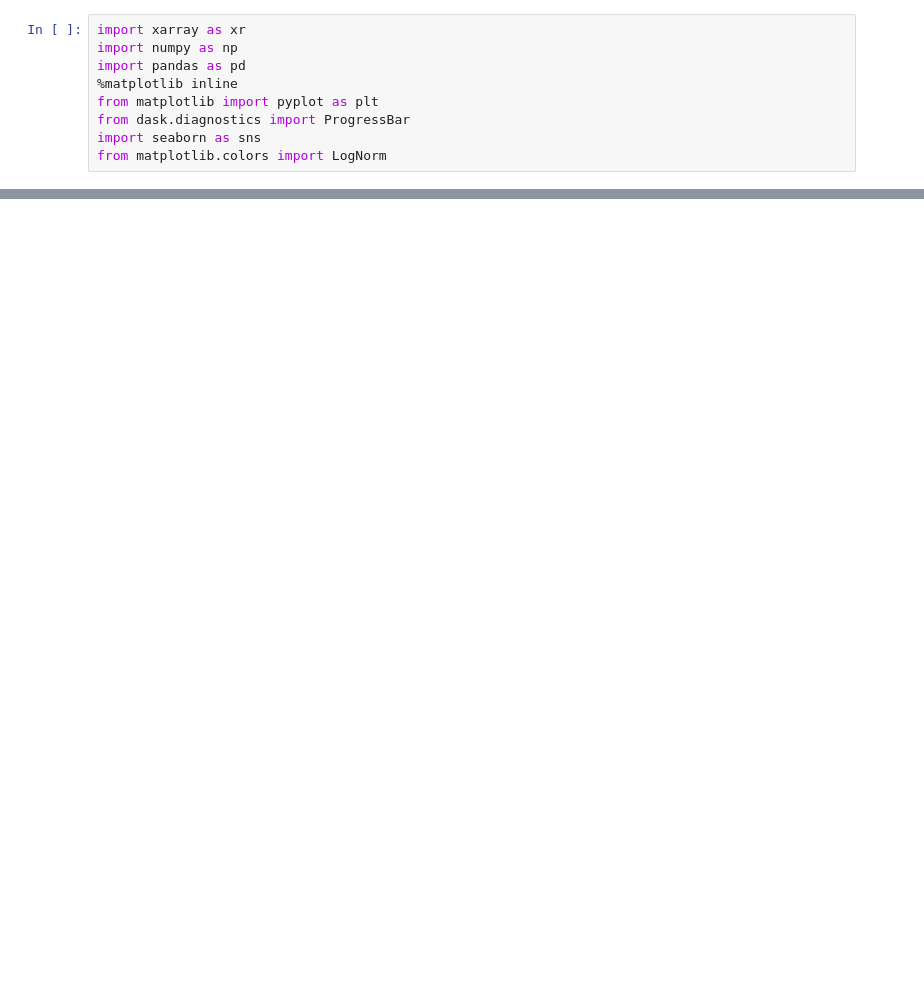
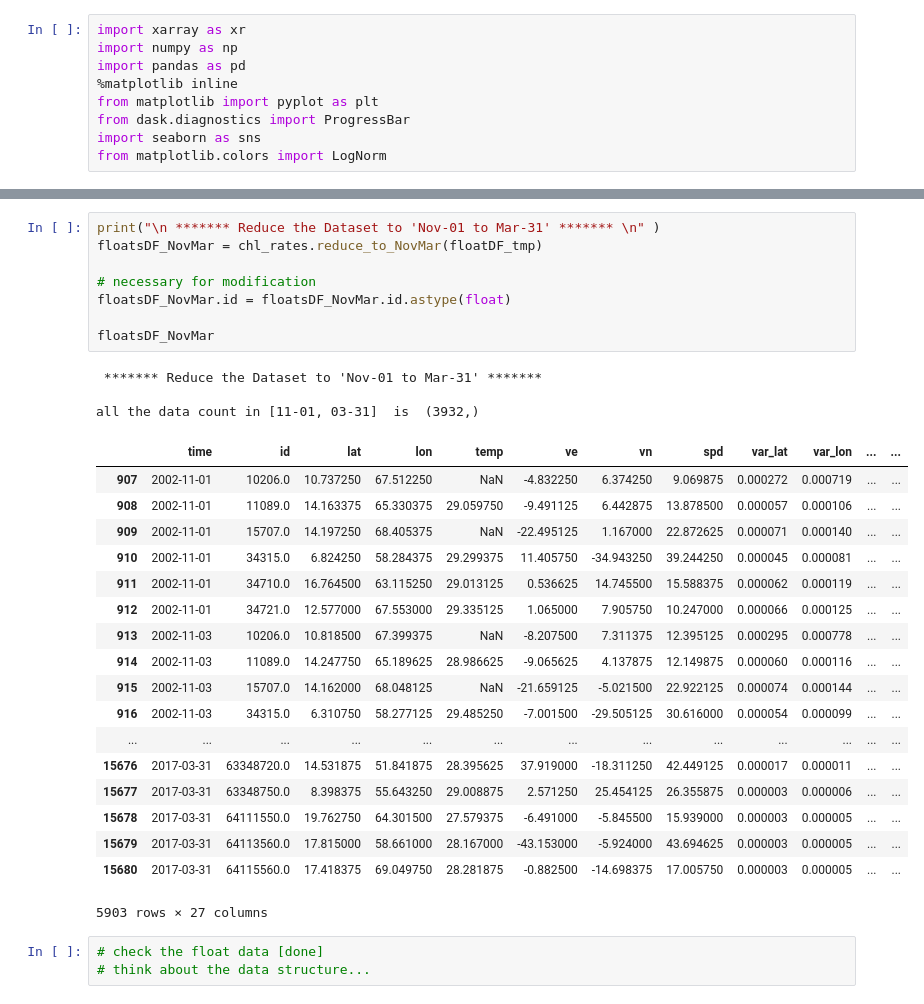
Before and after one commit to vyan2000/ocml-public, a Jupyter notebook: data_coverage_GlobColour/preprocess_inference/preprocess_inference_splitFloats_dataQuality_2D_GlobColour.ipynb, the cells around one changed output, grey strips where cells are left out. Cells and saved outputs as stored; diff of their text form; blank space fills up the shorter version.

```diff
--- a/data_coverage_GlobColour/preprocess_inference/preprocess_inference_splitFloats_dataQuality_2D_GlobColour.ipynb
+++ b/data_coverage_GlobColour/preprocess_inference/preprocess_inference_splitFloats_dataQuality_2D_GlobColour.ipynb
@@ -23,0 +83,33 @@ from matplotlib.colors import LogNorm
+# %%
+print("\n ******* Reduce the Dataset to 'Nov-01 to Mar-31' ******* \n" )
+floatsDF_NovMar = chl_rates.reduce_to_NovMar(floatDF_tmp)
+
+# necessary for modification
+floatsDF_NovMar.id = floatsDF_NovMar.id.astype(float)
+
+floatsDF_NovMar
+# %% [output]
+ ******* Reduce the Dataset to 'Nov-01 to Mar-31' *******
+
+all the data count in [11-01, 03-31]  is  (3932,)
+|  | time | id | lat | lon | temp | ve | vn | spd | var_lat | var_lon | ... | ... |
+| 907 | 2002-11-01 | 10206.0 | 10.737250 | 67.512250 | NaN | -4.832250 | 6.374250 | 9.069875 | 0.000272 | 0.000719 | ... | ... |
+| 908 | 2002-11-01 | 11089.0 | 14.163375 | 65.330375 | 29.059750 | -9.491125 | 6.442875 | 13.878500 | 0.000057 | 0.000106 | ... | ... |
+| 909 | 2002-11-01 | 15707.0 | 14.197250 | 68.405375 | NaN | -22.495125 | 1.167000 | 22.872625 | 0.000071 | 0.000140 | ... | ... |
+| 910 | 2002-11-01 | 34315.0 | 6.824250 | 58.284375 | 29.299375 | 11.405750 | -34.943250 | 39.244250 | 0.000045 | 0.000081 | ... | ... |
+| 911 | 2002-11-01 | 34710.0 | 16.764500 | 63.115250 | 29.013125 | 0.536625 | 14.745500 | 15.588375 | 0.000062 | 0.000119 | ... | ... |
+| 912 | 2002-11-01 | 34721.0 | 12.577000 | 67.553000 | 29.335125 | 1.065000 | 7.905750 | 10.247000 | 0.000066 | 0.000125 | ... | ... |
+| 913 | 2002-11-03 | 10206.0 | 10.818500 | 67.399375 | NaN | -8.207500 | 7.311375 | 12.395125 | 0.000295 | 0.000778 | ... | ... |
+| 914 | 2002-11-03 | 11089.0 | 14.247750 | 65.189625 | 28.986625 | -9.065625 | 4.137875 | 12.149875 | 0.000060 | 0.000116 | ... | ... |
+| 915 | 2002-11-03 | 15707.0 | 14.162000 | 68.048125 | NaN | -21.659125 | -5.021500 | 22.922125 | 0.000074 | 0.000144 | ... | ... |
+| 916 | 2002-11-03 | 34315.0 | 6.310750 | 58.277125 | 29.485250 | -7.001500 | -29.505125 | 30.616000 | 0.000054 | 0.000099 | ... | ... |
+| ... | ... | ... | ... | ... | ... | ... | ... | ... | ... | ... | ... | ... |
+| 15676 | 2017-03-31 | 63348720.0 | 14.531875 | 51.841875 | 28.395625 | 37.919000 | -18.311250 | 42.449125 | 0.000017 | 0.000011 | ... | ... |
+| 15677 | 2017-03-31 | 63348750.0 | 8.398375 | 55.643250 | 29.008875 | 2.571250 | 25.454125 | 26.355875 | 0.000003 | 0.000006 | ... | ... |
+| 15678 | 2017-03-31 | 64111550.0 | 19.762750 | 64.301500 | 27.579375 | -6.491000 | -5.845500 | 15.939000 | 0.000003 | 0.000005 | ... | ... |
+| 15679 | 2017-03-31 | 64113560.0 | 17.815000 | 58.661000 | 28.167000 | -43.153000 | -5.924000 | 43.694625 | 0.000003 | 0.000005 | ... | ... |
+| 15680 | 2017-03-31 | 64115560.0 | 17.418375 | 69.049750 | 28.281875 | -0.882500 | -14.698375 | 17.005750 | 0.000003 | 0.000005 | ... | ... |
+5903 rows × 27 columns
+# %%
+# check the float data [done]
+# think about the data structure...
```
Also changed, not shown: parts of 7 cells of this notebook.
